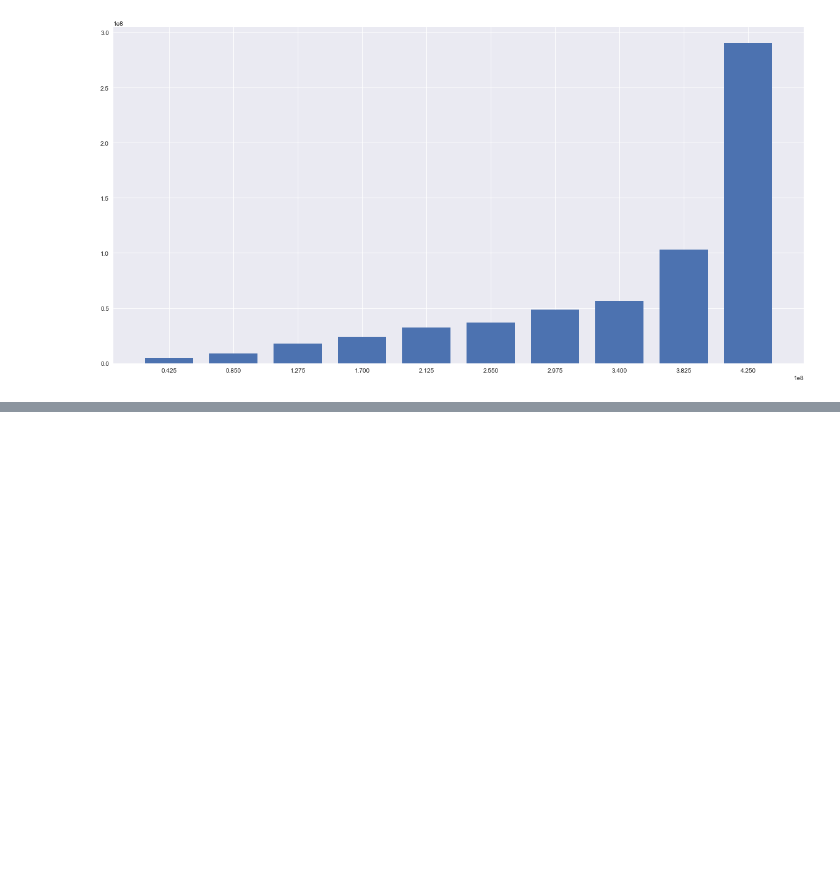
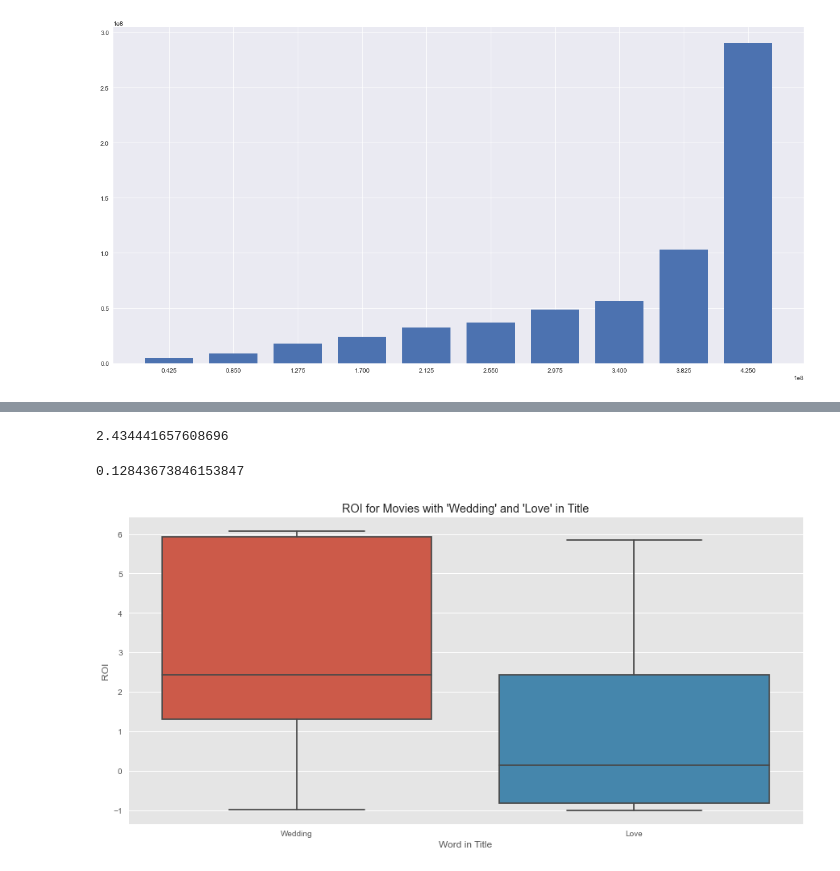
Before and after one commit to LindstromKyle/DSC-Flatiron-Project-1, a Jupyter notebook: Plotting.ipynb, the cells around one changed output, grey strips where cells are left out. Drawn from its saved outputs; the diff is of its cells as text; code cells hidden in the pictures; blank space fills up the shorter version.

```diff
--- a/Plotting.ipynb
+++ b/Plotting.ipynb
@@ -2,9 +2,11 @@
 import pandas as pd
 import sqlite3
 import matplotlib.pyplot as plt
-plt.style.use('seaborn')
+import numpy as np
+import seaborn as sns
+plt.style.use('ggplot')
 conn = sqlite3.connect('zippedData/im.db')
-import numpy as np
+
 %matplotlib inline
 # %%
 test_sql_df = pd.read_sql("""
@@ -263,0 +317,27 @@ ax.bar( cleaned_titles_top['word'],cleaned_titles_top['count'])
+# %%
+#title_vs_gross['movie'].str.split(expand=True).stack()
+wedding_roi = title_vs_gross.loc[title_vs_gross['movie'].str.contains('wedding')]
+wedding_roi['ROI'].median()
+# %% [output]
+2.434441657608696
+# %%
+love_roi = title_vs_gross.loc[title_vs_gross['movie'].str.contains('love')]
+love_roi['ROI'].median()
+# %% [output]
+0.12843673846153847
+# %%
+love_simplified = love_roi.loc[:]
+love_simplified['movie'] = 'Love'
+
+wedding_simplified = wedding_roi.loc[:]
+wedding_simplified['movie'] = 'Wedding'
+
+seaborn_boxplot_df = pd.concat([wedding_simplified,love_simplified])
+seaborn_boxplot_df.rename(columns = {'movie': 'Word in Title'},inplace = True)
+# %%
+fig, ax = plt.subplots(figsize = (15,7))
+
+ax = sns.boxplot(x = seaborn_boxplot_df['Word in Title'], y = seaborn_boxplot_df['ROI'], showfliers = False)
+ax.set_title("ROI for Movies with 'Wedding' and 'Love' in Title");
+# %% [output]
+[figure, added]
```
Also changed, not shown: parts of 2 cells of this notebook, 1 other file.
